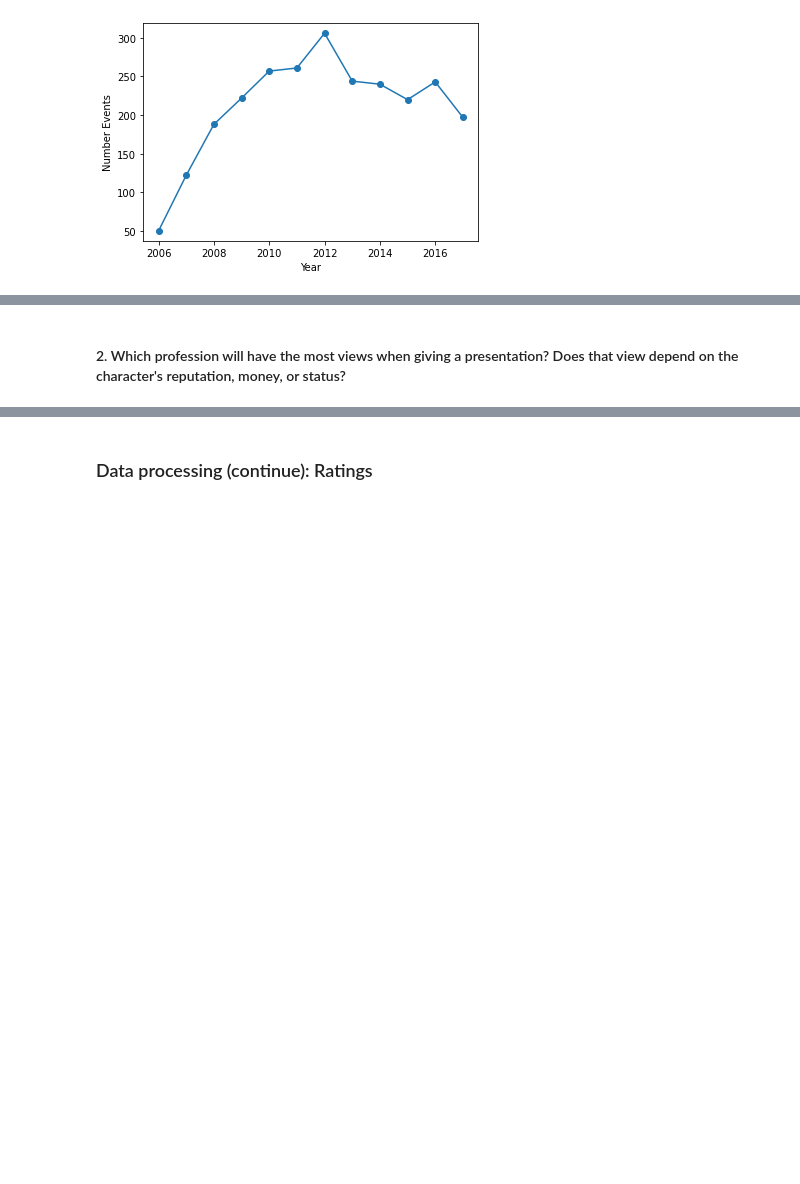
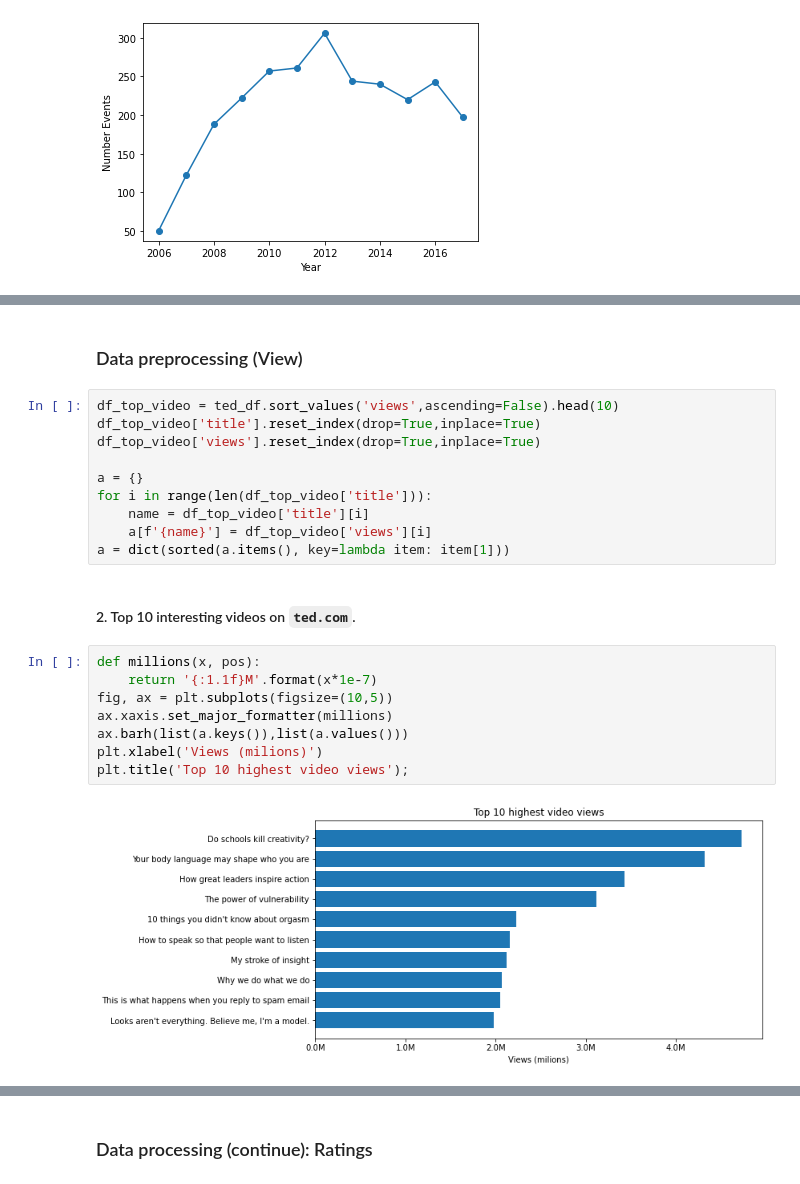
Before and after one commit to devlmhieu7521/LTKHDL_Final, a Jupyter notebook: project_final.ipynb, the cells around one changed output, grey strips where cells are left out. Drawn from its saved outputs; the diff is of its cells as text; blank space fills up the shorter version.

```diff
--- a/project_final.ipynb
+++ b/project_final.ipynb
@@ -227,2 +230,24 @@ Q1.plot.line(ylabel = 'Number Events', xlabel = 'Year', marker='o');
+# %% [markdown]
+### Data preprocessing (View)
+# %%
+df_top_video = ted_df.sort_values('views',ascending=False).head(10)
+df_top_video['title'].reset_index(drop=True,inplace=True)
+df_top_video['views'].reset_index(drop=True,inplace=True)
+
+a = {}
+for i in range(len(df_top_video['title'])):
+    name = df_top_video['title'][i]
+    a[f'{name}'] = df_top_video['views'][i]
+a = dict(sorted(a.items(), key=lambda item: item[1]))
 # %% [markdown]
-#### 2. Which profession will have the most views when giving a presentation? Does that view depend on the character's reputation, money, or status?
+#### 2. Top 10 interesting videos on `ted.com`.
+# %%
+def millions(x, pos):
+    return '{:1.1f}M'.format(x*1e-7)
+fig, ax = plt.subplots(figsize=(10,5))
+ax.xaxis.set_major_formatter(millions)
+ax.barh(list(a.keys()),list(a.values()))
+plt.xlabel('Views (milions)')
+plt.title('Top 10 highest video views');
+# %% [output]
+[figure, added]
```
Also changed, not shown: parts of 17 cells of this notebook.
